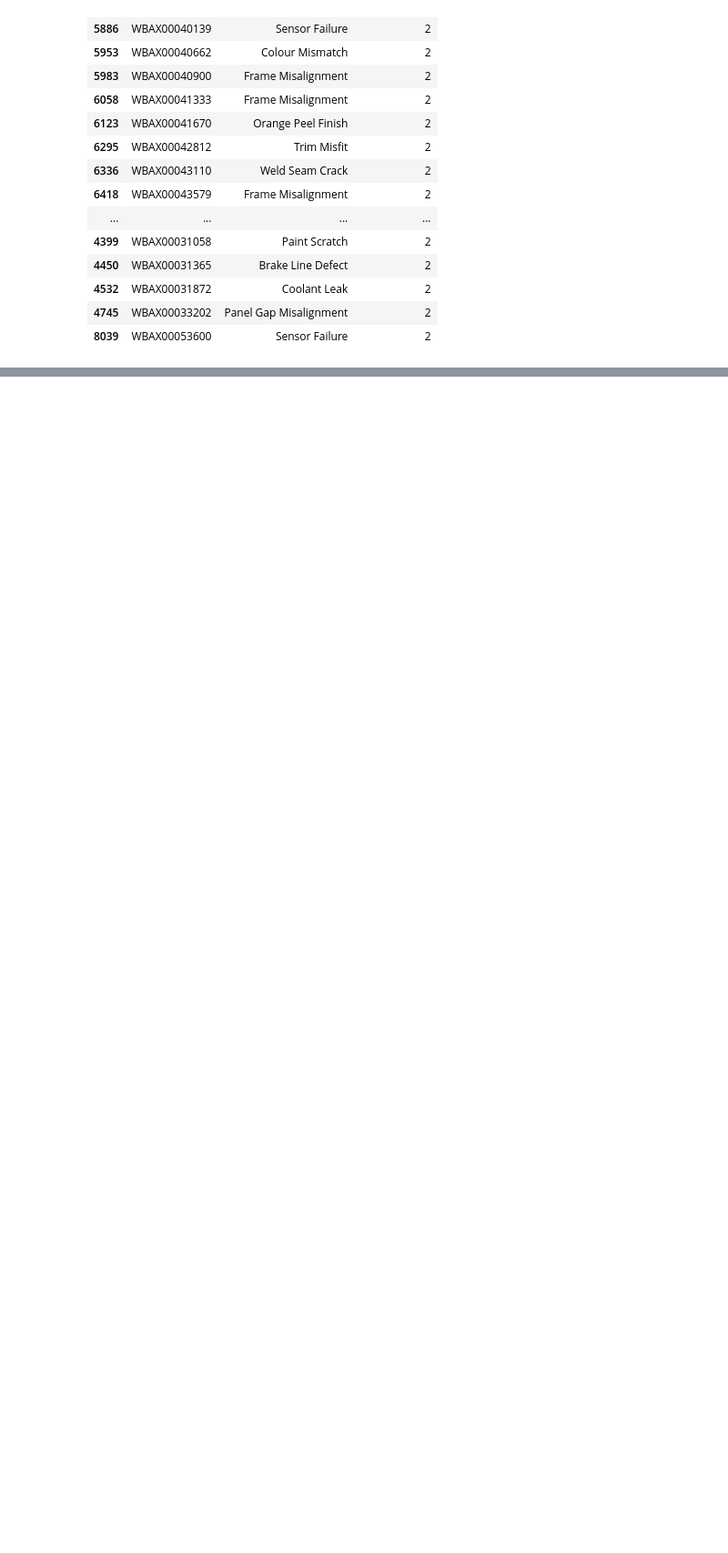
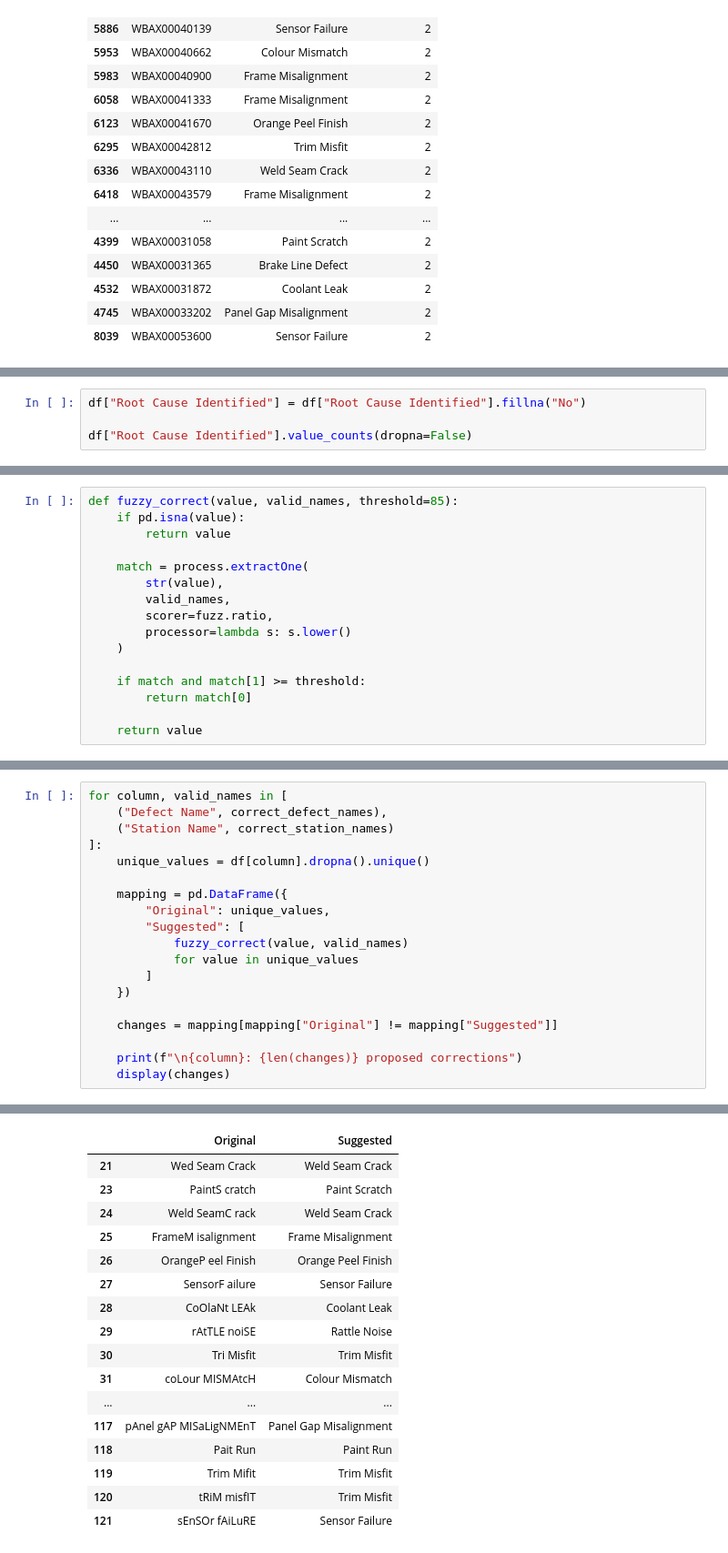
Before and after one commit to r1karim/bmw-qdboard, a Jupyter notebook: notebooks/BMW_Datasheet_handling.ipynb, the cells around one changed output, grey strips where cells are left out. Shown at 91% size. Saved outputs shown, nothing was run; the diff lists cells and outputs as text; blank space fills up the shorter version.

```diff
--- a/notebooks/BMW_Datasheet_handling.ipynb
+++ b/notebooks/BMW_Datasheet_handling.ipynb
@@ -155,0 +207,4 @@ Number of repeated VIN–Defect combinations: 58
+# %%
+df["Root Cause Identified"] = df["Root Cause Identified"].fillna("No")
+
+df["Root Cause Identified"].value_counts(dropna=False)
@@ -155,0 +269,16 @@ Number of repeated VIN–Defect combinations: 58
+# %%
+def fuzzy_correct(value, valid_names, threshold=85):
+    if pd.isna(value):
+        return value
+
+    match = process.extractOne(
+        str(value),
+        valid_names,
+        scorer=fuzz.ratio,
+        processor=lambda s: s.lower()
+    )
+
+    if match and match[1] >= threshold:
+        return match[0]
+
+    return value
@@ -155,0 +288,20 @@ Number of repeated VIN–Defect combinations: 58
+# %%
+for column, valid_names in [
+    ("Defect Name", correct_defect_names),
+    ("Station Name", correct_station_names)
+]:
+    unique_values = df[column].dropna().unique()
+
+    mapping = pd.DataFrame({
+        "Original": unique_values,
+        "Suggested": [
+            fuzzy_correct(value, valid_names)
+            for value in unique_values
+        ]
+    })
+
+    changes = mapping[mapping["Original"] != mapping["Suggested"]]
+
+    print(f"\n{column}: {len(changes)} proposed corrections")
+    display(changes)
+# %% [output]
@@ -155,0 +309,17 @@ Number of repeated VIN–Defect combinations: 58
+|  | Original | Suggested |
+| 21 | Wed Seam Crack | Weld Seam Crack |
+| 23 | PaintS cratch | Paint Scratch |
+| 24 | Weld SeamC rack | Weld Seam Crack |
+| 25 | FrameM isalignment | Frame Misalignment |
+| 26 | OrangeP eel Finish | Orange Peel Finish |
+| 27 | SensorF ailure | Sensor Failure |
+| 28 | CoOlaNt LEAk | Coolant Leak |
+| 29 | rAtTLE noiSE | Rattle Noise |
+| 30 | Tri Misfit | Trim Misfit |
+| 31 | coLour MISMAtcH | Colour Mismatch |
+| ... | ... | ... |
+| 117 | pAnel gAP MISaLigNMEnT | Panel Gap Misalignment |
+| 118 | Pait Run | Paint Run |
+| 119 | Trim Mifit | Trim Misfit |
+| 120 | tRiM misfIT | Trim Misfit |
+| 121 | sEnSOr fAiLuRE | Sensor Failure |
```
Also changed, not shown: parts of 16 cells of this notebook, 1 other file.
